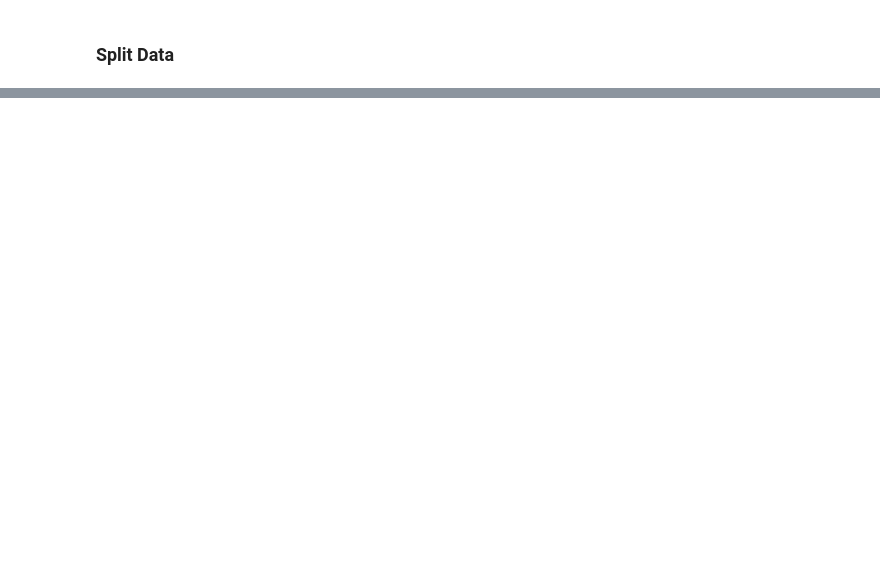
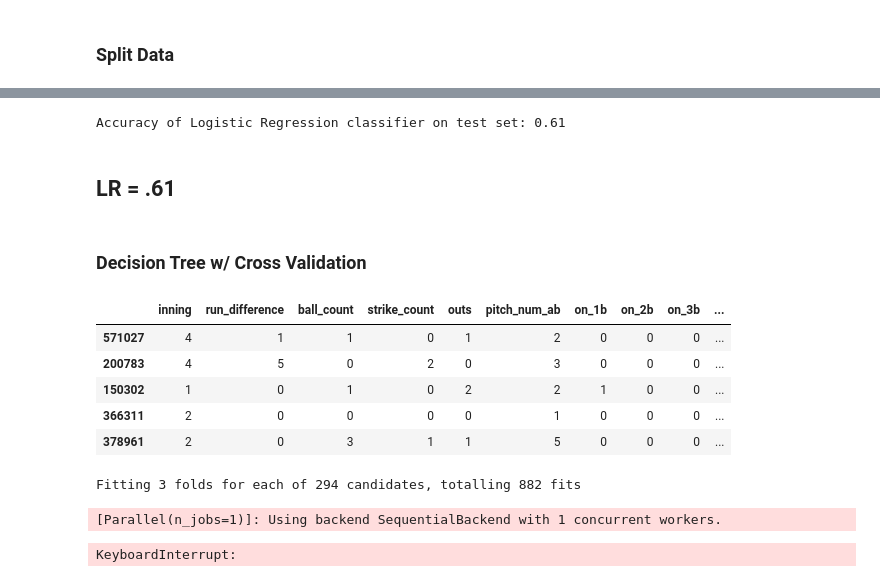
Before and after one commit to Mattsantos541/pitch_predict, a Jupyter notebook: OHtop50_Model.ipynb, the cells around one changed output, grey strips where cells are left out. Drawn from its saved outputs; the diff is of its cells as text; code cells hidden in the pictures; blank space fills up the shorter version.

```diff
--- a/OHtop50_Model.ipynb
+++ b/OHtop50_Model.ipynb
@@ -40,0 +136,45 @@ X_train.head()
+# %%
+#Test Model
+
+#Compute the accuracy of the model when run on the test data
+
+print('Accuracy of Logistic Regression classifier on test set: {:.2f}'
+     .format(logit.score(X_test, y_test)))
+# %% [output]
+Accuracy of Logistic Regression classifier on test set: 0.61
+# %% [markdown]
+## LR = .61
+# %% [markdown]
+### Decision Tree w/ Cross Validation
+# %%
+#Split Data
+X= df.drop(columns=['Pitch_Type'])
+y=df[['Pitch_Type']]
+
+
+X_train, X_test, y_train, y_test = train_test_split(X, y, test_size = .20, random_state = 123)
+
+X_train.head()
+# %% [output]
+|  | inning | run_difference | ball_count | strike_count | outs | pitch_num_ab | on_1b | on_2b | on_3b | ... |
+| 571027 | 4 | 1 | 1 | 0 | 1 | 2 | 0 | 0 | 0 | ... |
+| 200783 | 4 | 5 | 0 | 2 | 0 | 3 | 0 | 0 | 0 | ... |
+| 150302 | 1 | 0 | 1 | 0 | 2 | 2 | 1 | 0 | 0 | ... |
+| 366311 | 2 | 0 | 0 | 0 | 0 | 1 | 0 | 0 | 0 | ... |
+| 378961 | 2 | 0 | 3 | 1 | 1 | 5 | 0 | 0 | 0 | ... |
+# %%
+from sklearn.tree import DecisionTreeClassifier
+from sklearn.model_selection import GridSearchCV
+
+params = {'max_depth': [5, 10, 15],
+          'max_features': [None, 1, 3]}
+
+tree = DecisionTreeClassifier()
+
+grid = GridSearchCV(tree, params, cv=3, iid=True)
+
+grid.fit(X_train, y_train)
+# %% [output]
+Fitting 3 folds for each of 294 candidates, totalling 882 fits
+[Parallel(n_jobs=1)]: Using backend SequentialBackend with 1 concurrent workers.
+KeyboardInterrupt:
```
Also changed, not shown: parts of 12 cells of this notebook.
